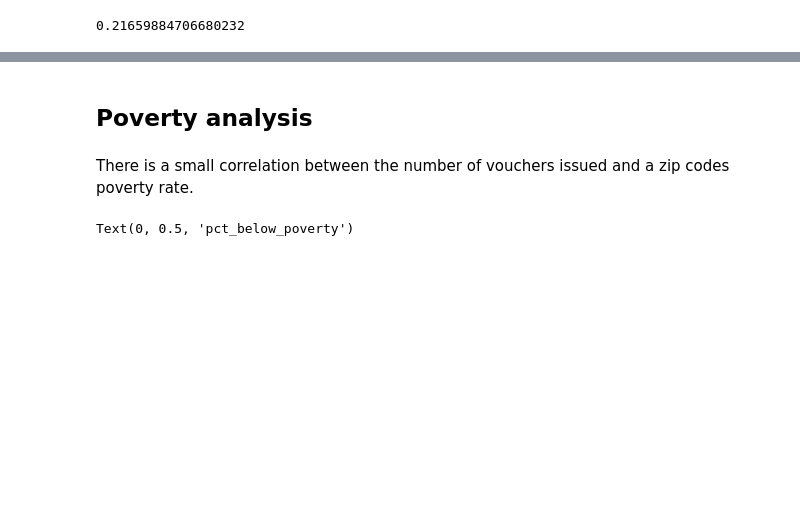
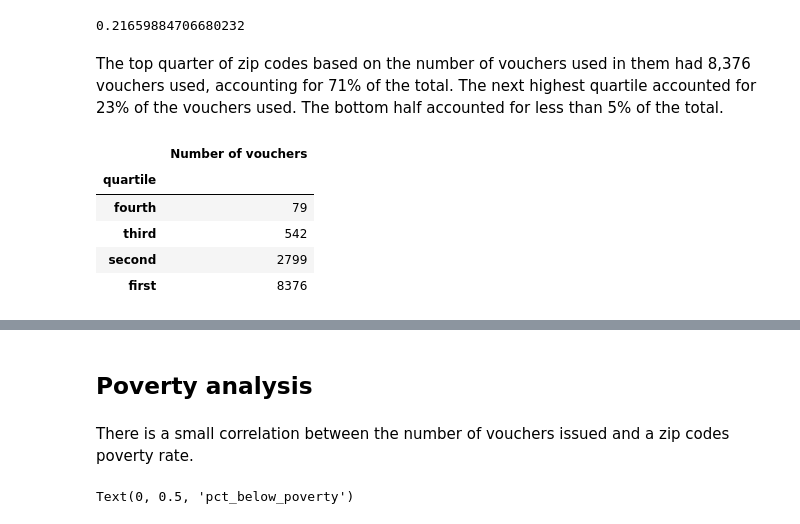
Before and after one commit to amyq96/quick-analyses, a Jupyter notebook: section-8/analyze-voucher-zips.ipynb, the cells around one changed output, grey strips where cells are left out. Saved outputs shown, nothing was run; the diff lists cells and outputs as text; code cells hidden in the pictures; blank space fills up the shorter version.

```diff
--- a/section-8/analyze-voucher-zips.ipynb
+++ b/section-8/analyze-voucher-zips.ipynb
@@ -102,0 +106,11 @@ top_5['percent'].sum()
+# %% [markdown]
+The top quarter of zip codes based on the number of vouchers used in them had 8,376 vouchers used, accounting for 71% of the total. The next highest quartile accounted for 23% of the vouchers used. The bottom half accounted for less than 5% of the total.
+# %%
+vouchers.groupby('quartile').agg({'Number of vouchers':'sum'})
+# %% [output]
+|  | Number of vouchers |
+| quartile |  |
+| fourth | 79 |
+| third | 542 |
+| second | 2799 |
+| first | 8376 |
```
Also changed, not shown: parts of 18 cells of this notebook.
